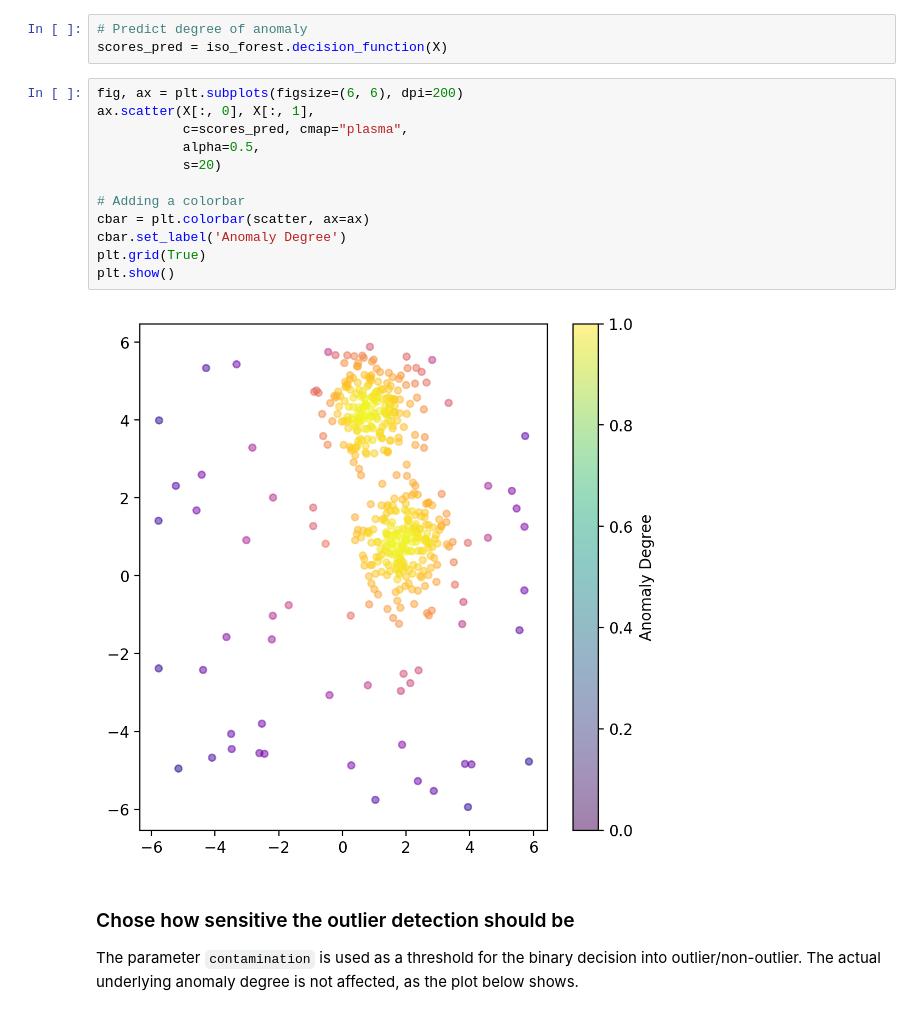
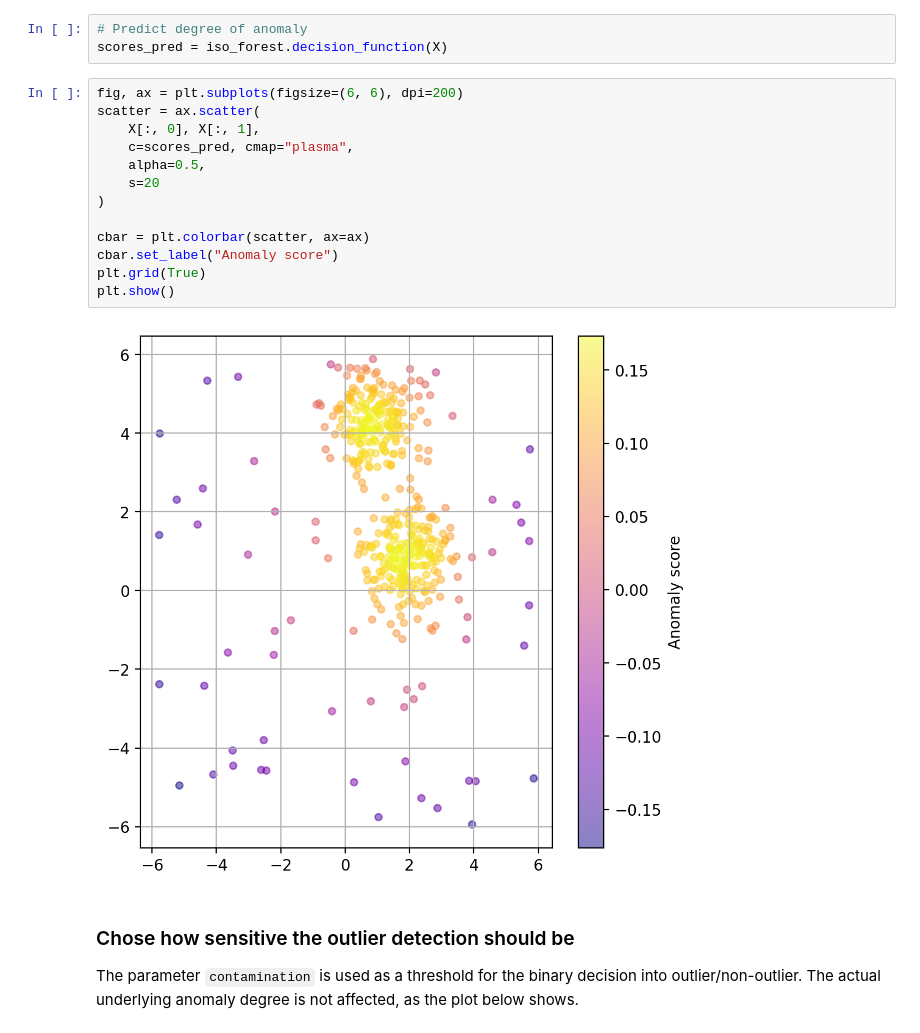
Before and after one commit to florian-huber/data_science_course, a Jupyter notebook: notebooks/13_introduction_outlier_detection.ipynb, the cells around one changed output. Cells and saved outputs as stored; diff of their text form.

Commit message:
larger text edits and plot update for outlier detection

```diff
--- a/notebooks/13_introduction_outlier_detection.ipynb
+++ b/notebooks/13_introduction_outlier_detection.ipynb
@@ -117,18 +145,19 @@ If a binary classification is not what we want, we can also try to use the model
 scores_pred = iso_forest.decision_function(X)
 # %%
 fig, ax = plt.subplots(figsize=(6, 6), dpi=200)
-ax.scatter(X[:, 0], X[:, 1],
-           c=scores_pred, cmap="plasma",
-           alpha=0.5,
-           s=20)
+scatter = ax.scatter(
+    X[:, 0], X[:, 1],
+    c=scores_pred, cmap="plasma",
+    alpha=0.5,
+    s=20
+)
 
-# Adding a colorbar
 cbar = plt.colorbar(scatter, ax=ax)
-cbar.set_label('Anomaly Degree')
+cbar.set_label("Anomaly score")
 plt.grid(True)
 plt.show()
 # %% [output]
-[figure, old version]
+[figure, new version]
 # %% [markdown]
 ### Chose how sensitive the outlier detection should be
 
```
Also changed, not shown: parts of 16 cells of this notebook.
